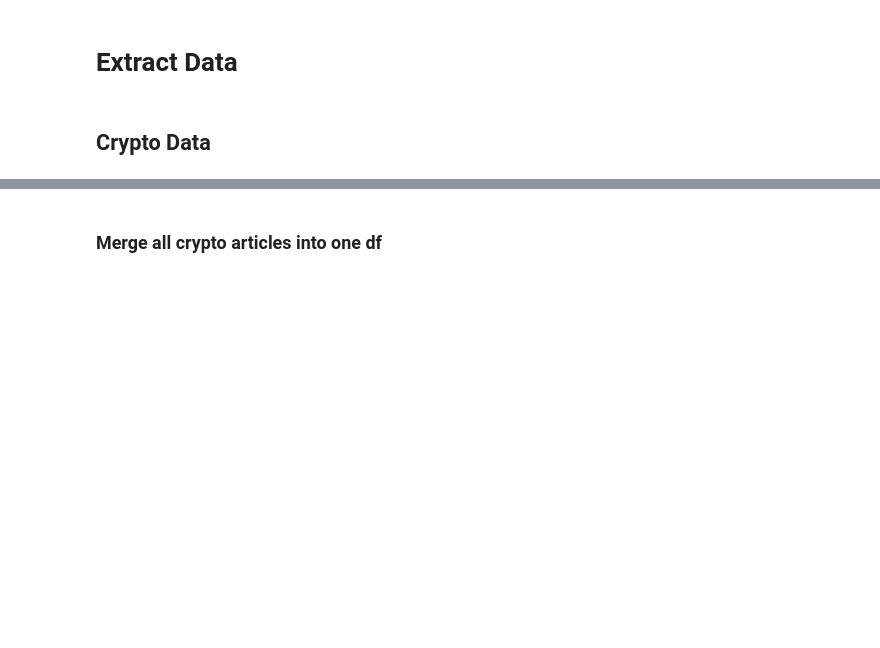
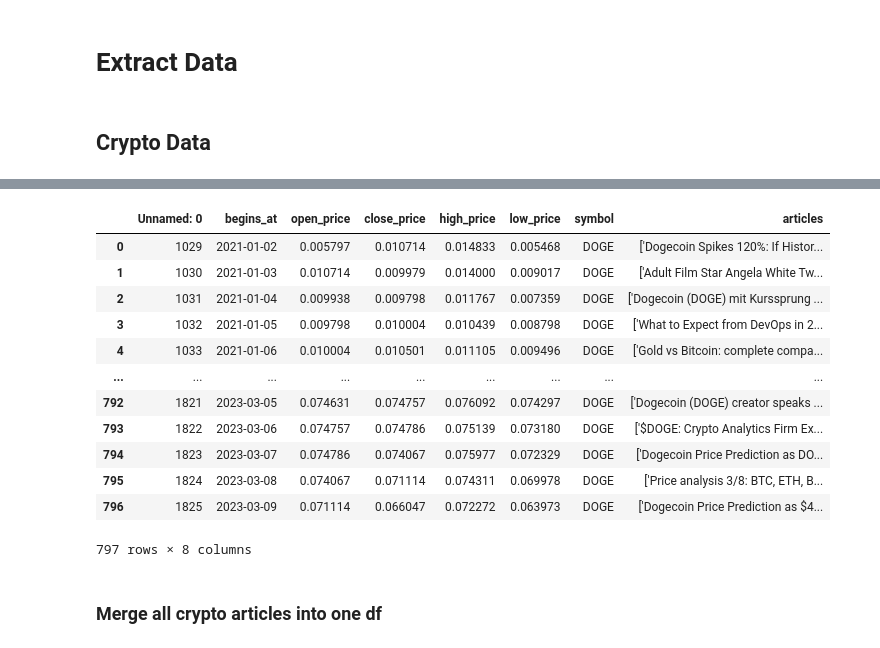
Before and after one commit to zarbin/UTA_Project-4, a Jupyter notebook: sandbox/JennS/sentiment_analysis_auto.ipynb, the cells around one changed output, grey strips where cells are left out. Cells and saved outputs as stored; diff of their text form; code cells hidden in the pictures; blank space fills up the shorter version.

Commit message:
Added merged doge analysis file with sentiment and close price change

```diff
--- a/sandbox/JennS/sentiment_analysis_auto.ipynb
+++ b/sandbox/JennS/sentiment_analysis_auto.ipynb
@@ -71,3 +55,19 @@ btc_df
+# %%
+doge_df
+# %% [output]
+|  | Unnamed: 0 | begins_at | open_price | close_price | high_price | low_price | symbol | articles |
+| 0 | 1029 | 2021-01-02 | 0.005797 | 0.010714 | 0.014833 | 0.005468 | DOGE | ['Dogecoin Spikes 120%: If Histor... |
+| 1 | 1030 | 2021-01-03 | 0.010714 | 0.009979 | 0.014000 | 0.009017 | DOGE | ['Adult Film Star Angela White Tw... |
+| 2 | 1031 | 2021-01-04 | 0.009938 | 0.009798 | 0.011767 | 0.007359 | DOGE | ['Dogecoin (DOGE) mit Kurssprung ... |
+| 3 | 1032 | 2021-01-05 | 0.009798 | 0.010004 | 0.010439 | 0.008798 | DOGE | ['What to Expect from DevOps in 2... |
+| 4 | 1033 | 2021-01-06 | 0.010004 | 0.010501 | 0.011105 | 0.009496 | DOGE | ['Gold vs Bitcoin: complete compa... |
+| ... | ... | ... | ... | ... | ... | ... | ... | ... |
+| 792 | 1821 | 2023-03-05 | 0.074631 | 0.074757 | 0.076092 | 0.074297 | DOGE | ['Dogecoin (DOGE) creator speaks ... |
+| 793 | 1822 | 2023-03-06 | 0.074757 | 0.074786 | 0.075139 | 0.073180 | DOGE | ['$DOGE: Crypto Analytics Firm Ex... |
+| 794 | 1823 | 2023-03-07 | 0.074786 | 0.074067 | 0.075977 | 0.072329 | DOGE | ['Dogecoin Price Prediction as DO... |
+| 795 | 1824 | 2023-03-08 | 0.074067 | 0.071114 | 0.074311 | 0.069978 | DOGE | ['Price analysis 3/8: BTC, ETH, B... |
+| 796 | 1825 | 2023-03-09 | 0.071114 | 0.066047 | 0.072272 | 0.063973 | DOGE | ['Dogecoin Price Prediction as $4... |
+797 rows × 8 columns
 # %% [markdown]
 ### Merge all crypto articles into one df
 # %%
```
Also changed, not shown: parts of 9 cells of this notebook, 1 other file.
